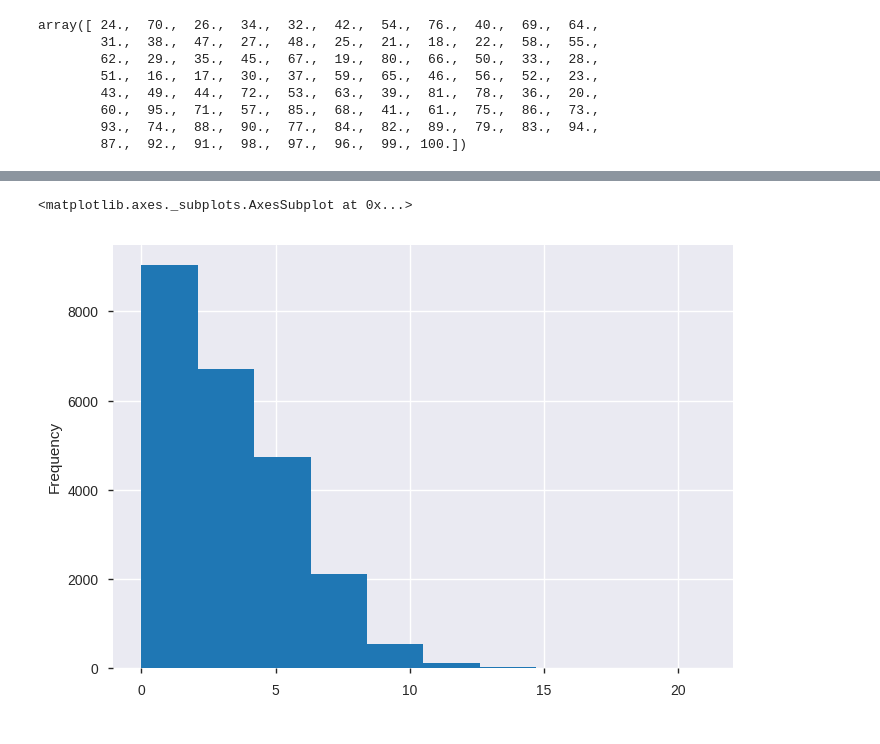
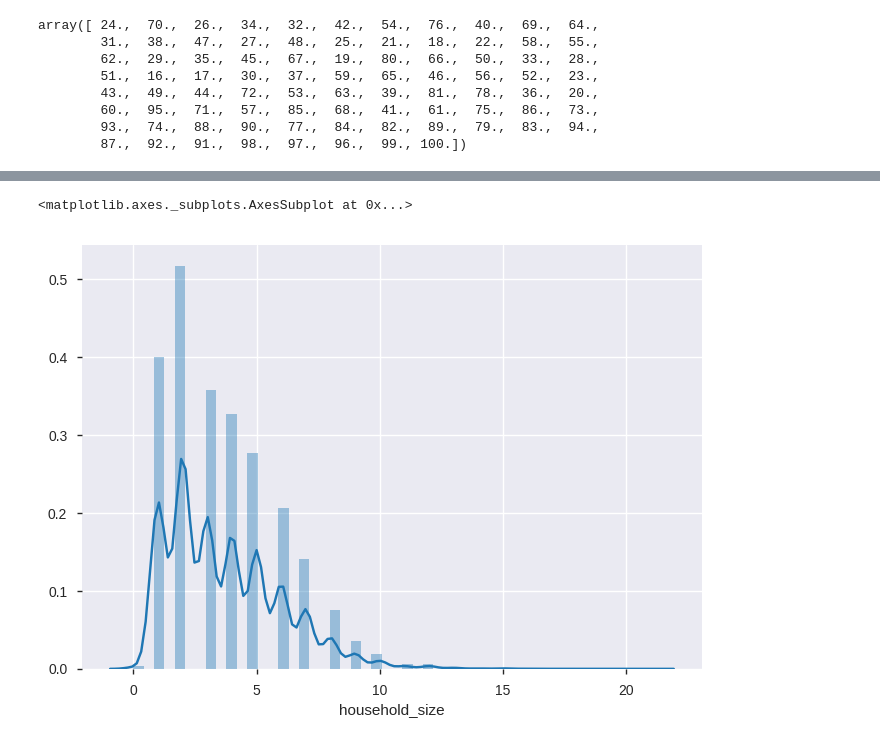
Before and after one commit to cecilia-wanja/Project-on-Financial-services-used-across-East-Africa, a Jupyter notebook: Cecilia_Wanja_Independent_Project_week1_DataScience_Core.ipynb, the cells around one changed output, grey strips where cells are left out. Drawn from its saved outputs; the diff is of its cells as text; code cells hidden in the pictures.

```diff
--- a/Cecilia_Wanja_Independent_Project_week1_DataScience_Core.ipynb
+++ b/Cecilia_Wanja_Independent_Project_week1_DataScience_Core.ipynb
@@ -321,6 +317,6 @@ bar
 # %%
-#histogram for household size
-finance1[finance1['household_size'] < 100]['household_size'].plot.hist()
+#histogram displaying the column household size
+sns.distplot(finance1['household_size'], kde=True)
 # %% [output]
 <matplotlib.axes._subplots.AxesSubplot at 0x...>
-[figure, old version]
+[figure, new version]
```
Also changed, not shown: parts of 45 cells of this notebook.
